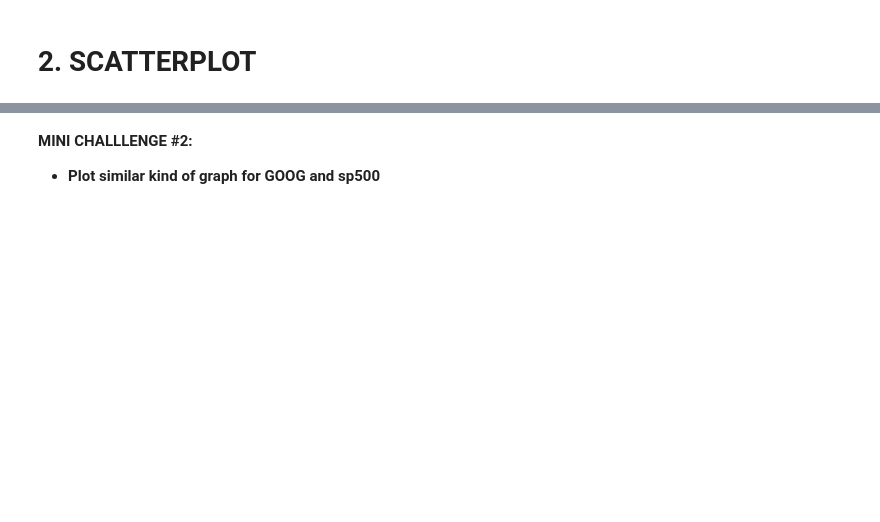
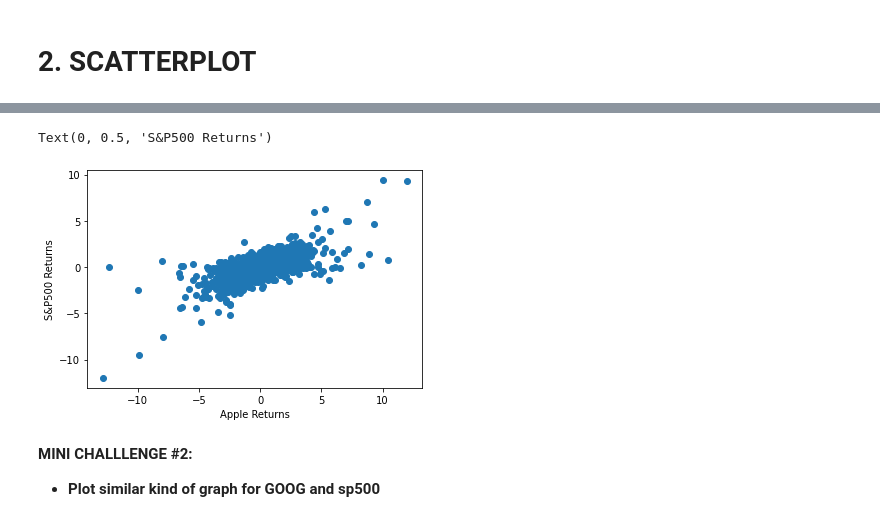
Before and after one commit to Ki-Sung/python_financial_analysis_and_machine_learning, a Jupyter notebook: Part1_Python_Programing_Fundamentals/9. Python 101 - Data Visualization with matplotlib.ipynb, the cells around one changed output, grey strips where cells are left out. Cells and saved outputs as stored; diff of their text form; code cells hidden in the pictures; blank space fills up the shorter version.

```diff
--- a/Part1_Python_Programing_Fundamentals/9. Python 101 - Data Visualization with matplotlib.ipynb
+++ b/Part1_Python_Programing_Fundamentals/9. Python 101 - Data Visualization with matplotlib.ipynb
@@ -10,3 +49,5 @@
 # 2. SCATTERPLOT
 # %%
 # Read daily return data using pandas
+daily_return_df = pd.read_csv("data/daily_returns.csv")
+daily_return_df
@@ -13,3 +68,13 @@
+# %%
+x = daily_return_df["AAPL"]
+y = daily_return_df["sp500"]
+
+plt.scatter(x, y)
+plt.xlabel("Apple Returns")
+plt.ylabel("S&P500 Returns")
+# %% [output]
+Text(0, 0.5, 'S&P500 Returns')
+[figure, added]
 # %% [markdown]
 **MINI CHALLLENGE #2:**
 - **Plot similar kind of graph for GOOG and sp500**
```
Also changed, not shown: parts of 15 cells of this notebook.
